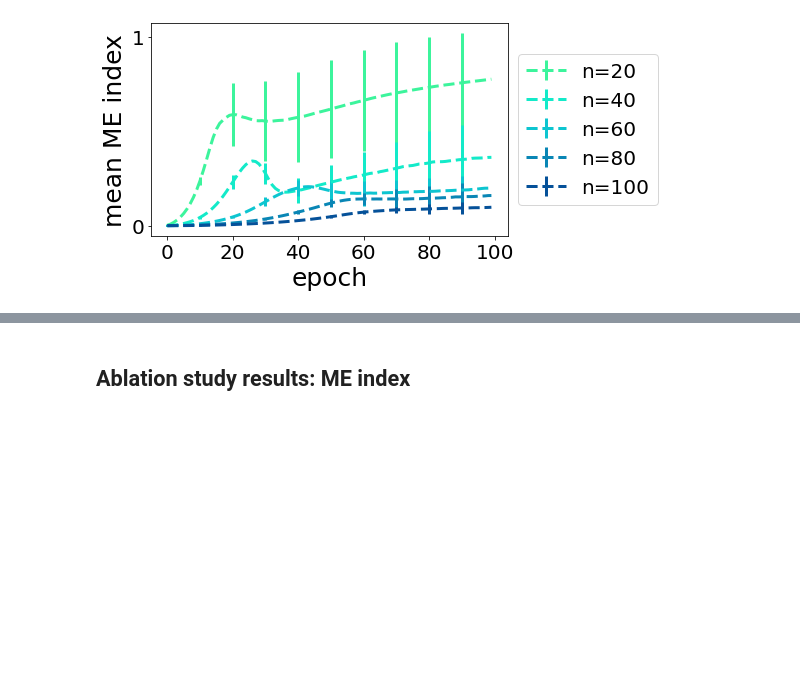
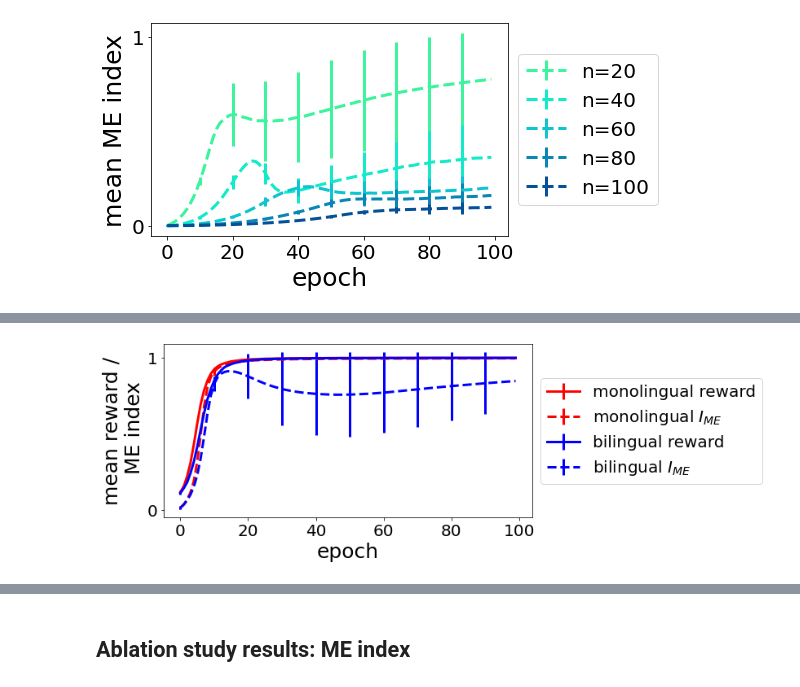
Before and after one commit to alv1nn/bilingual_agents_me_bias, a Jupyter notebook: ME_bias/plot_ME_bias_bilingual.ipynb, the cells around one changed output, grey strips where cells are left out. Saved outputs shown, nothing was run; the diff lists cells and outputs as text; code cells hidden in the pictures; blank space fills up the shorter version.

```diff
--- a/ME_bias/plot_ME_bias_bilingual.ipynb
+++ b/ME_bias/plot_ME_bias_bilingual.ipynb
@@ -184,0 +194,4 @@ plot_rewards_plus_me_index_single_agent()
+# %%
+plot_rewards_plus_me_index_lang()
+# %% [output]
+[figure, added]
```
Also changed, not shown: parts of 6 cells of this notebook, 1 other file.
